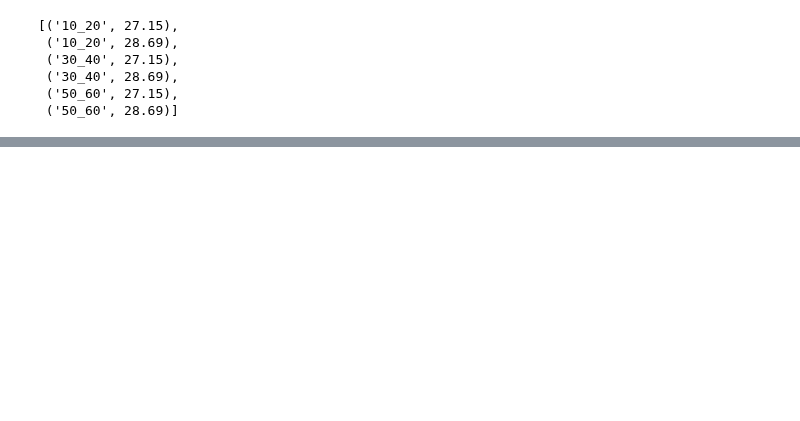
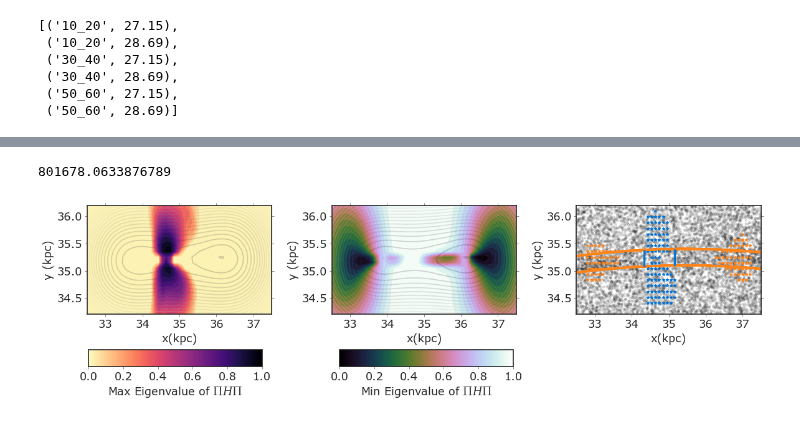
Before and after one commit to caganze/stellarstreams, a Jupyter notebook: notebooks/Gap Detection Pipeline.ipynb, the cells around one changed output, grey strips where cells are left out. Saved outputs shown, nothing was run; the diff lists cells and outputs as text; code cells hidden in the pictures; blank space fills up the shorter version.

```diff
--- a/notebooks/Gap Detection Pipeline.ipynb
+++ b/notebooks/Gap Detection Pipeline.ipynb
@@ -599,35 +643,41 @@ plt.savefig('../figures/gaps_visual_detections.jpeg')
+# %%
+10**((dmods2[0]/5)+1)
+# %% [output]
+801678.0633876789
 # %%
-res=get_pipeline_results(dmods2[0], 28.69, '10_20')
+res=get_pipeline_results(dmods2[0], 28.69, '30_40')
 
 import matplotlib as mpl
 
 fig, ax=plt.subplots(ncols=3, figsize=(10*1.5, 2.25*1.5))
 
 #ax[-1].scatter(res['data'][:,0], res['data'][:,1], s=0.1, alpha=1, c='k')
 _= show_gap_detection(res,  plot='plot1', ax=ax[0])
 _= show_gap_detection(res,  plot='plot2', ax=ax[1])
 _= show_gap_detection(res,  plot='plot4', ax=ax[-1])
 
 
 cmap = mpl.cm.magma_r
 norm = mpl.colors.Normalize(vmin=0, vmax=1)
 cax = fig.add_axes([0.079, -0.05, 0.232, 0.1])
 fig.colorbar(mpl.cm.ScalarMappable(norm=norm, cmap=cmap),
              cax=cax, orientation='horizontal', label=r'Max Eigenvalue of $\Pi H \Pi$')
 
 
 cmap = mpl.cm.cubehelix
 norm = mpl.colors.Normalize(vmin=0, vmax=1)
 cax = fig.add_axes([0.415, -0.05, 0.232, 0.1])
 fig.colorbar(mpl.cm.ScalarMappable(norm=norm, cmap=cmap),
              cax=cax, orientation='horizontal', label=r'Min Eigenvalue of $\Pi H \Pi$')
 
 for a in ax:
     a.set(xlabel='x(kpc)', ylabel='y (kpc)')
     #a.axis('equal')
 plt.tight_layout()
 
 plt.savefig('../figures/stream_cutout.jpeg', bbox_inches='tight')
+# %% [output]
+[figure, added]
 # %%
 def get_nsimulated(mlimit):
 
```
Also changed, not shown: parts of 35 cells of this notebook.
